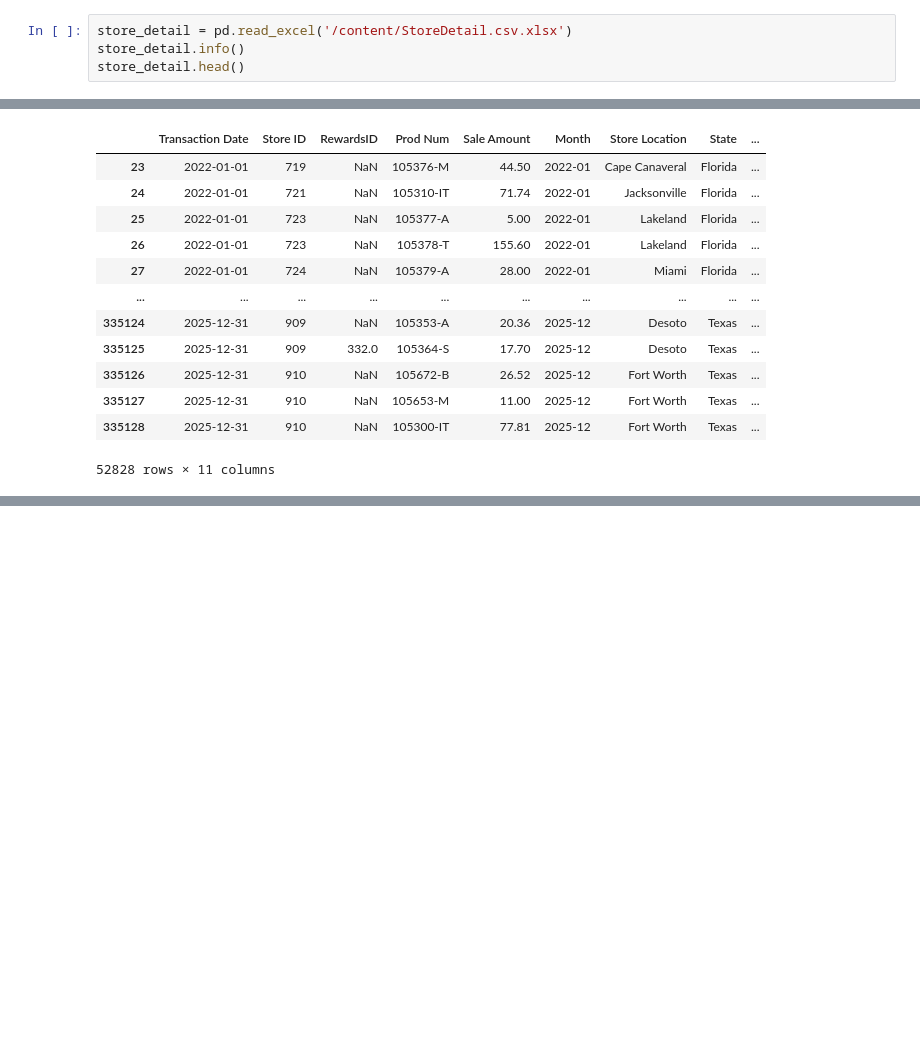
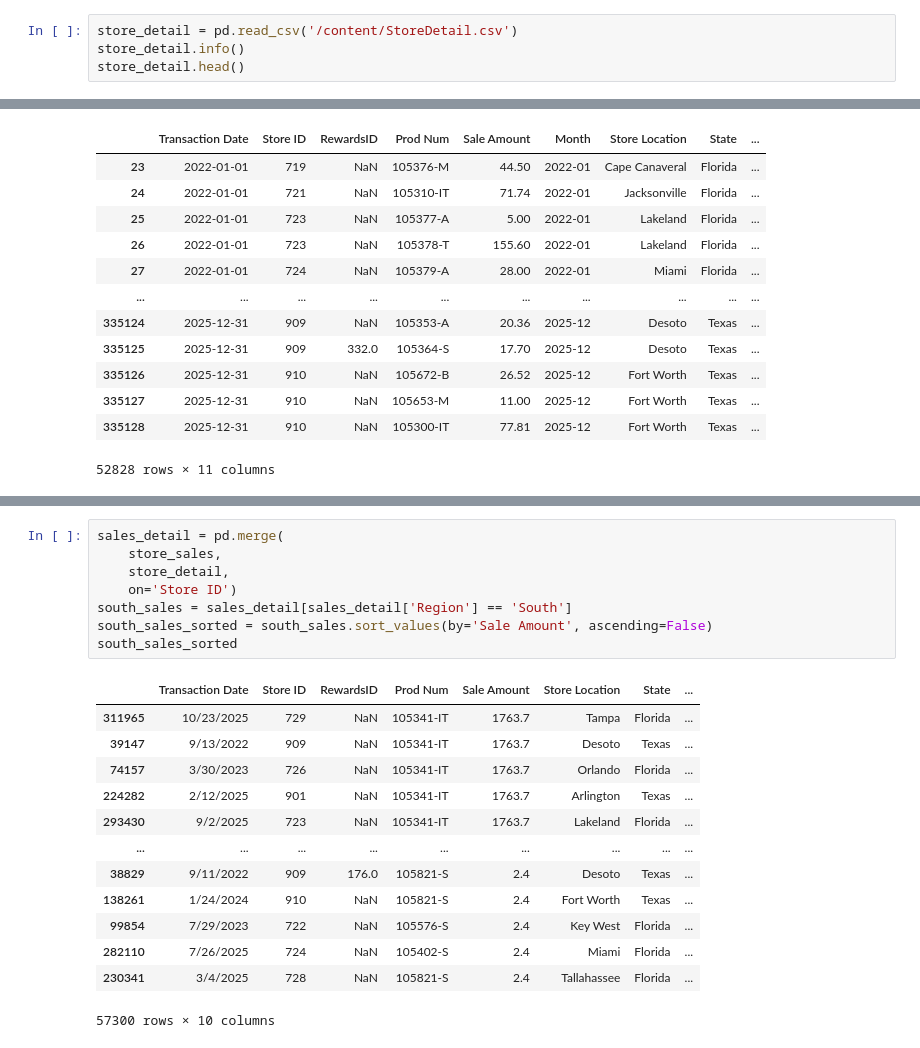
Before and after one commit to JulissaAlmaraz/Capstone_2, a Jupyter notebook: almarazflores_sales_analysis.ipynb, the cells around one changed output, grey strips where cells are left out. Drawn from its saved outputs; the diff is of its cells as text; blank space fills up the shorter version.

```diff
--- a/almarazflores_sales_analysis.ipynb
+++ b/almarazflores_sales_analysis.ipynb
@@ -52,7 +52,7 @@ memory usage: 1.8+ KB
 | 3 | 120 | Technology & Accessories | 120-hea | Headphones |
 | 4 | 120 | Technology & Accessories | 120-ext | External Accessories |
 # %%
-store_detail = pd.read_excel('/content/StoreDetail.csv.xlsx')
+store_detail = pd.read_csv('/content/StoreDetail.csv')
 store_detail.info()
 store_detail.head()
 # %% [output]
@@ -188,3 +194,25 @@ monthly_revenue
 | 94 | Texas | 2025-11 | 105400.74 |
 | 95 | Texas | 2025-12 | 95570.59 |
 96 rows × 3 columns
+# %%
+sales_detail = pd.merge(
+    store_sales,
+    store_detail,
+    on='Store ID')
+south_sales = sales_detail[sales_detail['Region'] == 'South']
+south_sales_sorted = south_sales.sort_values(by='Sale Amount', ascending=False)
+south_sales_sorted
+# %% [output]
+|  | Transaction Date | Store ID | RewardsID | Prod Num | Sale Amount | Store Location | State | ... |
+| 311965 | 10/23/2025 | 729 | NaN | 105341-IT | 1763.7 | Tampa | Florida | ... |
+| 39147 | 9/13/2022 | 909 | NaN | 105341-IT | 1763.7 | Desoto | Texas | ... |
+| 74157 | 3/30/2023 | 726 | NaN | 105341-IT | 1763.7 | Orlando | Florida | ... |
+| 224282 | 2/12/2025 | 901 | NaN | 105341-IT | 1763.7 | Arlington | Texas | ... |
+| 293430 | 9/2/2025 | 723 | NaN | 105341-IT | 1763.7 | Lakeland | Florida | ... |
+| ... | ... | ... | ... | ... | ... | ... | ... | ... |
+| 38829 | 9/11/2022 | 909 | 176.0 | 105821-S | 2.4 | Desoto | Texas | ... |
+| 138261 | 1/24/2024 | 910 | NaN | 105821-S | 2.4 | Fort Worth | Texas | ... |
+| 99854 | 7/29/2023 | 722 | NaN | 105576-S | 2.4 | Key West | Florida | ... |
+| 282110 | 7/26/2025 | 724 | NaN | 105402-S | 2.4 | Miami | Florida | ... |
+| 230341 | 3/4/2025 | 728 | NaN | 105821-S | 2.4 | Tallahassee | Florida | ... |
+57300 rows × 10 columns
```
Also changed, not shown: parts of 6 cells of this notebook.
